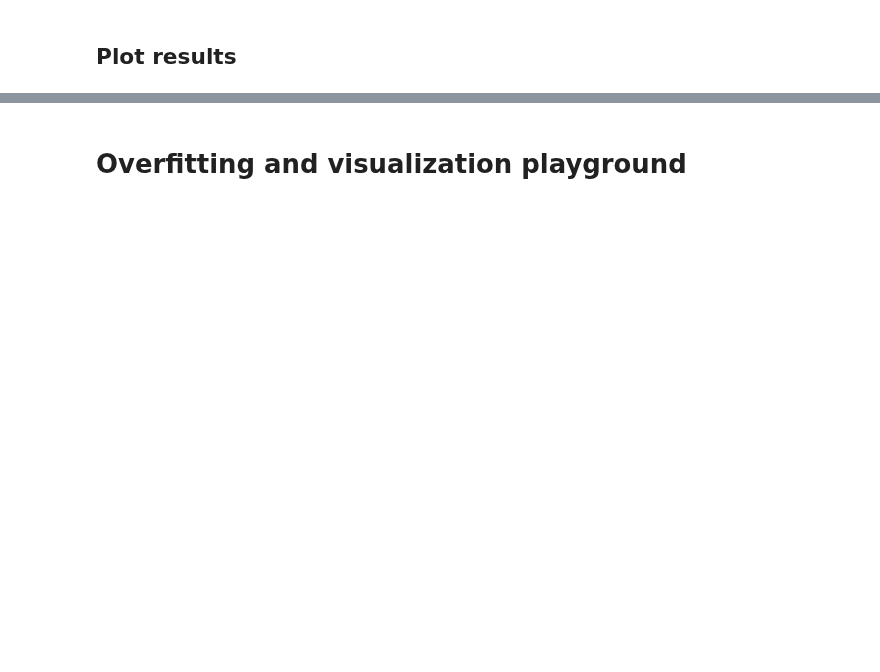
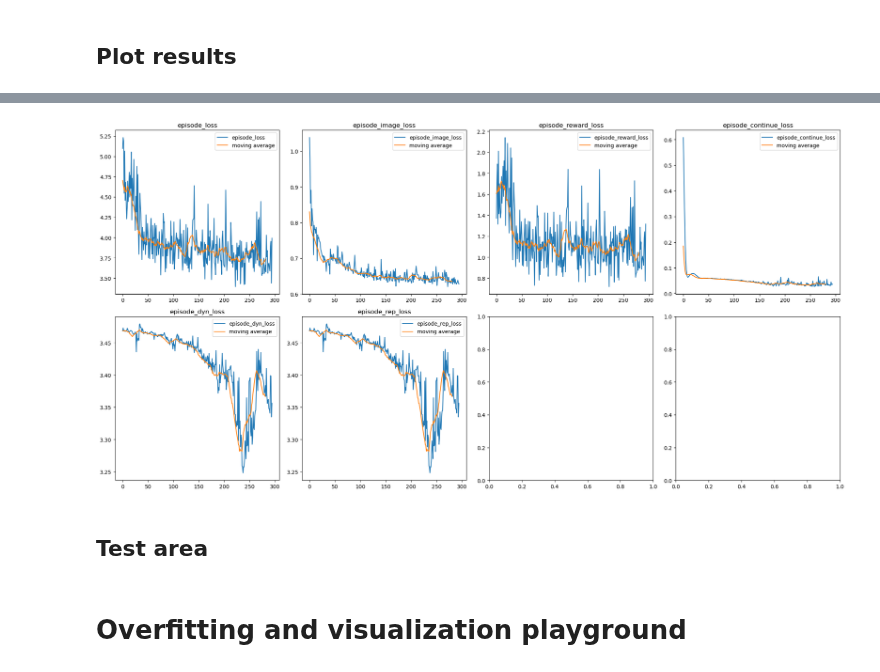
Before and after one commit to till2/self-driving-car, a Jupyter notebook: Dreamer.ipynb, the cells around one changed output, grey strips where cells are left out. Cells and saved outputs as stored; diff of their text form; code cells hidden in the pictures; blank space fills up the shorter version.

```diff
--- a/Dreamer.ipynb
+++ b/Dreamer.ipynb
@@ -30,6 +37,8 @@ from models.sequential_categorical_vae import SeqCatVAE
 from preprocessing import grayscale_transform as transform
 
 %matplotlib inline
+# %%
+to_np = lambda x: x.detach().cpu().numpy()
 # %%
 torch.cuda.empty_cache()
 
@@ -44,7 +53,9 @@ batch_size = 8
 
 A = 3 # number of action dimensions (3 for toy, 2 for real sim)
 H = 512 # discrete h state
-Z = 32*32 # stochastic Zx1 state
+num_categoricals = 32
+num_classes = 32
+Z = num_categoricals * num_classes # stochastic Zx1 state
 # %% [markdown]
 ## RSSM
 # %%
@@ -104,6 +139,9 @@ rssm = RSSM().to(device)
 
 rssm_optim = optim.Adam(
     rssm.parameters(),
-    lr=1e-3,
-    weight_decay=1e-5 # l2 regularization
+    lr=3e-4,
+    weight_decay=1e-8 # l2 regularization
 )
+
+value_net = MLP(input_dims=Z, output_dims=1).to(device) # state (H+Z) -> 1
+policy_net = MLP(input_dims=Z, output_dims=A).to(device) # state (H+Z) -> A
@@ -290,3 +286,37 @@ axs[3].legend(loc="upper right");
+# %%
+# Delete the last loss if the training was stopped early
+# so that the list only consists of floats
+for key in episode_losses:
+    if isinstance(episode_losses[key][-1], torch.Tensor):
+        episode_losses[key] = episode_losses[key][:-1]
+
+rolling_length = max(1, int(len(episode_losses["episode_loss"])/20))
+
+fig, axs = plt.subplots(ncols=4, nrows=2, figsize=(4*5, 2*5))
+
+# Iterate over the keys and plot the losses
+for i, key in enumerate(episode_losses.keys()):
+    row = i // 4
+    col = i % 4
+
+    axs[row, col].set_title(key)
+    losses = episode_losses[key]
+    losses_moving_average = (
+        np.convolve(
+            np.array(losses).flatten(), np.ones(rolling_length), mode="valid"
+        )
+        / rolling_length
+    )
+    axs[row, col].plot(range(len(losses)), losses, label=key)
+    axs[row, col].plot(range(len(losses_moving_average)), losses_moving_average, label="moving average")
+    axs[row, col].legend(loc="upper right")
+
+plt.tight_layout()
+plt.show()
+# %% [output]
+[figure, added]
+# %% [markdown]
+## Test area
 # %% [markdown]
 # Overfitting and visualization playground
 # %%
```
Also changed, not shown: parts of 9 cells of this notebook, 7 other files.
